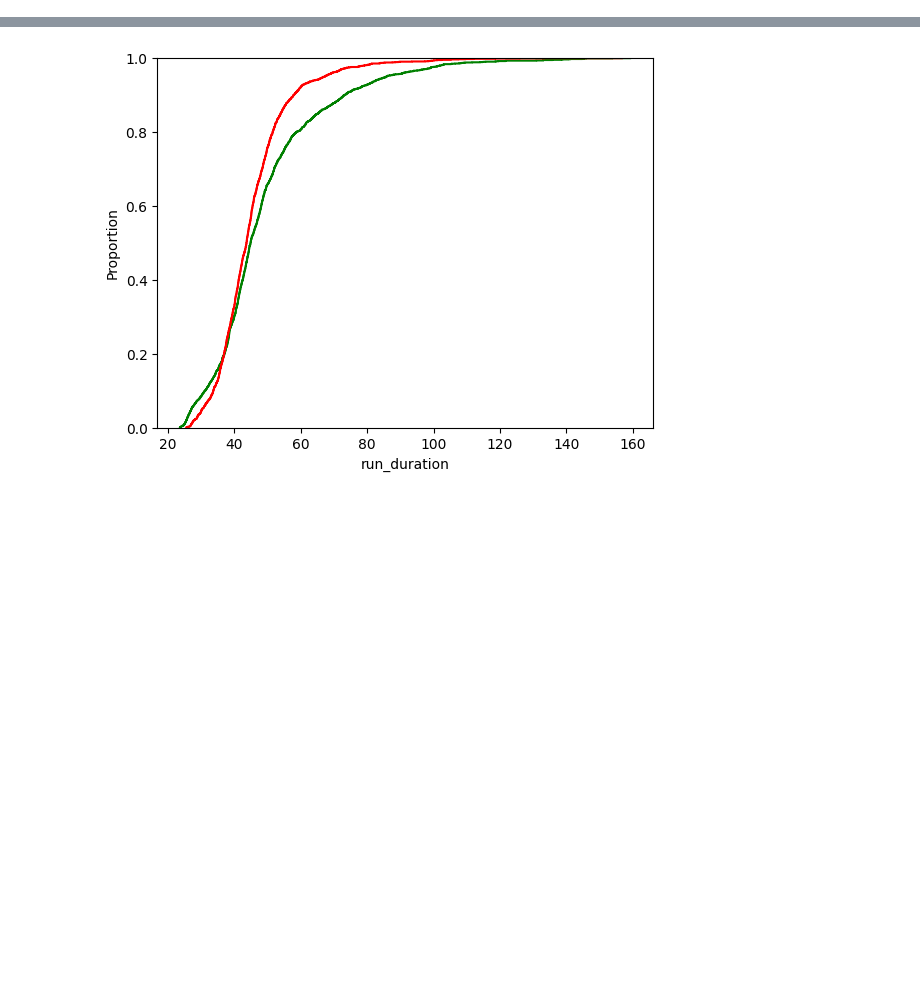
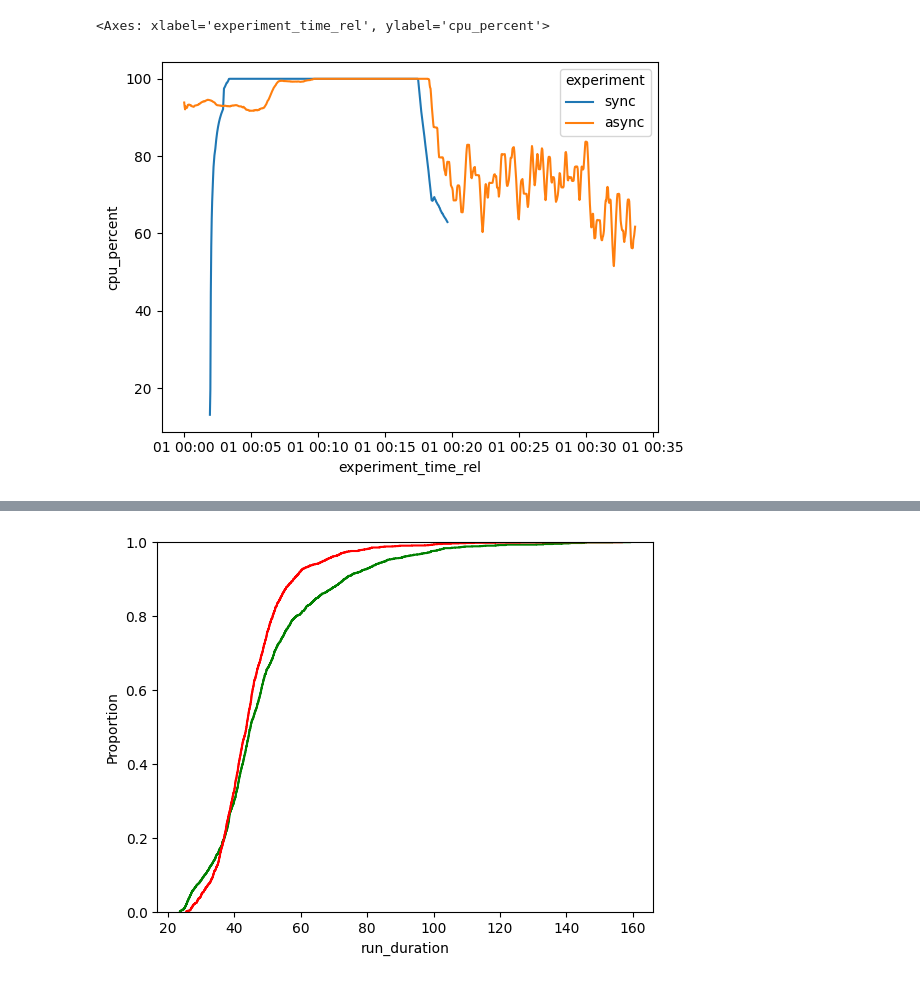
Before and after one commit to umbrellerde/nuclio, a Jupyter notebook: profaastinate/evaluation/stats/stats.ipynb, the cells around one changed output, grey strips where cells are left out. Saved outputs shown, nothing was run; the diff lists cells and outputs as text; code cells hidden in the pictures; blank space fills up the shorter version.

```diff
--- a/profaastinate/evaluation/stats/stats.ipynb
+++ b/profaastinate/evaluation/stats/stats.ipynb
@@ -15,6 +15,6 @@ import tqdm
 # %%
 async_folder = "logs/11_H"
-sync_folder = "logs/10_G"
+sync_folder = "logs/12_I"
 
 experiment_phases = [0, 600_000, 1_200_000, 1_800_000]
 function_colors = {
@@ -108,15 +129,16 @@ sync_df = sync_df[sync_df["function"].str.contains("urgent", regex=False)]
 # If you want all CPU usage values in the df set this to False
 ONLY_RELEVANT_CPU = True
 
-smaller_dfs = []
+__smaller_dfs = []
 for file_name in glob.glob("*.csv", root_dir="usage/"):
     # if ONLY_RELEVANT_CPU:
     #     start_ts = int(file_name.split("_")[3].split(".")[0])
     #     if start_ts > last_experiment_timestamp or start_ts < min_timestamp - 1000*60*60*24:
     #         continue
     with open("usage/" + file_name) as f:
-        smaller_dfs.append(pd.read_csv(f))
-usage_df = pd.concat(smaller_dfs)
+        __smaller_dfs.append(pd.read_csv(f))
+usage_df = pd.concat(__smaller_dfs)
+usage_df["unix_time_dt"] = pd.to_datetime(usage_df["unix_time"], unit="ms")
 # usage_df["experiment_time"] = usage_df["unix_time"] - min_timestamp
 
 # if ONLY_RELEVANT_CPU:
@@ -126,7 +148,10 @@ usage_df = pd.concat(smaller_dfs)
 #     print("removed after:" + str(len(usage_df[usage_df["unix_time"] >= (min_timestamp)])))
 #     usage_df = usage_df[usage_df["unix_time"] >= (min_timestamp)]
 
-async_usage_df = usage_df[(usage_df["unix_time"] > async_min_unix) & (usage_df["unix_time"] < async_min_unix + async_df["end"].max())]
-async_usage_df["experiment_time"] = async_usage_df["unix_time"] - async_min_unix
-sync_usage_df = usage_df[(usage_df["unix_time"] > sync_min_unix) & (usage_df["unix_time"] < sync_min_unix + sync_df["end"].max())]
-sync_usage_df["experiment_time"] = sync_usage_df["unix_time"] - sync_min_unix
+async_usage_df = usage_df[(usage_df["unix_time"] > async_min_unix) & (usage_df["unix_time"] < async_df["end"].max())]
+async_usage_df["experiment_time_rel"] = pd.to_datetime(async_usage_df["unix_time"] - async_min_unix, unit="ms")
+async_usage_df["experiment"] = "async"
+sync_usage_df = usage_df[(usage_df["unix_time"] > sync_min_unix) & (usage_df["unix_time"] < sync_df["end"].max())]
+sync_usage_df["experiment_time_rel"] = pd.to_datetime(sync_usage_df["unix_time"] - sync_min_unix, unit="ms")
+sync_usage_df["experiment"] = "sync"
+usage_df = pd.concat([async_usage_df, sync_usage_df])
@@ -167,3 +227,14 @@ async_workflow_df = get_workflow_from_df(async_df, async_k6_df)
+# %%
+sync_usage_rolling_df = sync_usage_df[["experiment_time_rel", "cpu_percent", "ram_percent"]].rolling("60s", on="experiment_time_rel").mean()
+sync_usage_rolling_df["experiment"] = "sync"
+async_usage_rolling_df = async_usage_df[["experiment_time_rel", "cpu_percent", "ram_percent"]].rolling("60s", on="experiment_time_rel").mean()
+async_usage_rolling_df["experiment"] = "async"
+usage_rolling_df = pd.concat([sync_usage_rolling_df, async_usage_rolling_df])
+# %%
+sns.lineplot(usage_rolling_df, x="experiment_time_rel", y="cpu_percent", hue="experiment")
+# %% [output]
+<Axes: xlabel='experiment_time_rel', ylabel='cpu_percent'>
+[figure, added]
 # %%
 sns.lineplot(data=async_df, x="request_timestamp", y=async_df["start"]-async_df["request_timestamp"], hue="function")
 plt.show()
```
Also changed, not shown: parts of 15 cells of this notebook, 4 other files.
